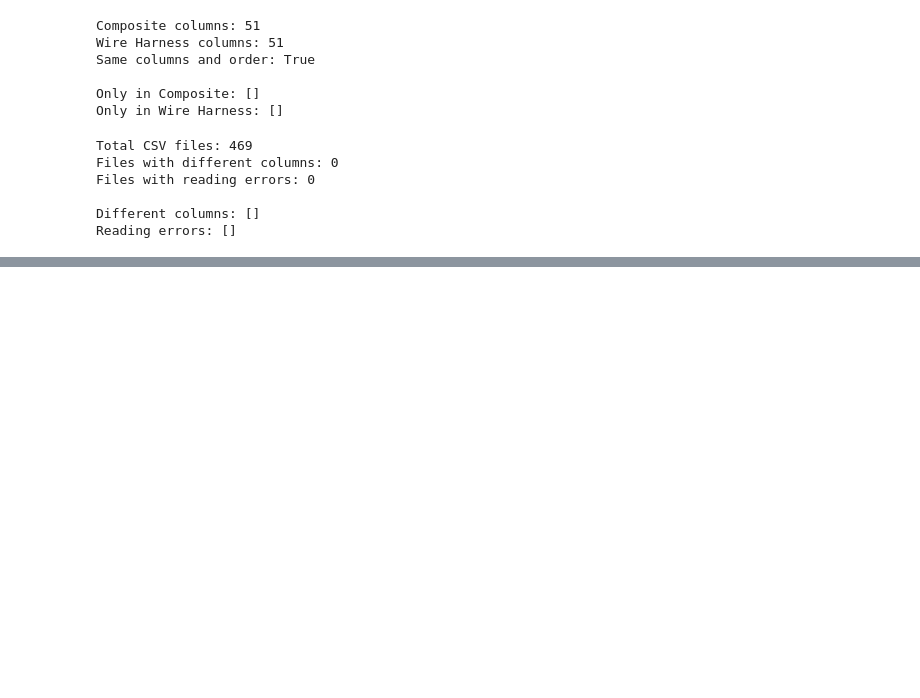
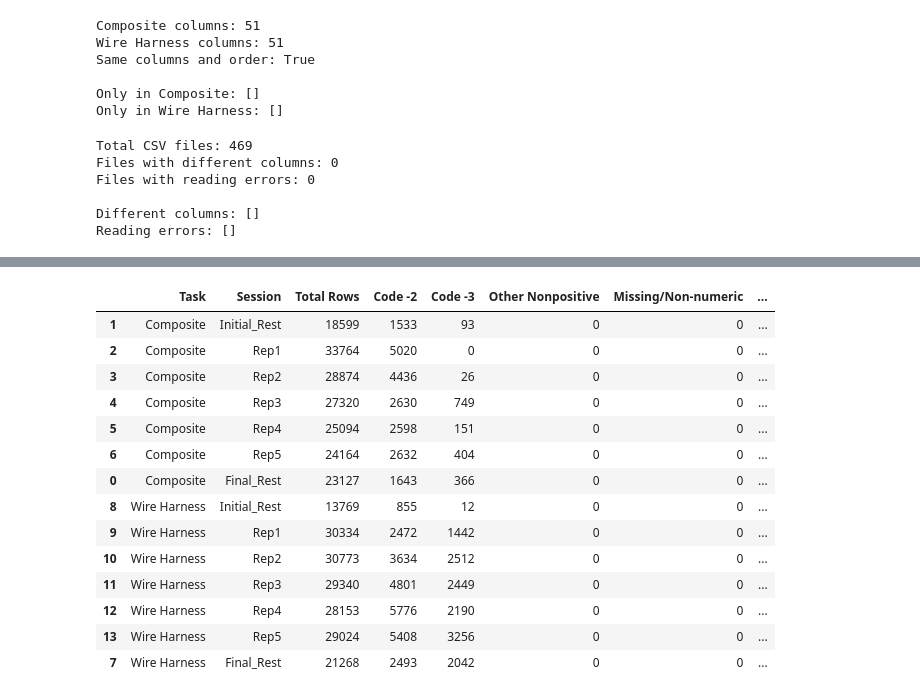
Before and after one commit to Oshadha02/physical-fatigue-ml, a Jupyter notebook: notebooks/01_dataset_understanding.ipynb, the cells around one changed output, grey strips where cells are left out. Drawn from its saved outputs; the diff is of its cells as text; code cells hidden in the pictures; blank space fills up the shorter version.

Commit message:
Complete dataset understanding and quality analysis

```diff
--- a/notebooks/01_dataset_understanding.ipynb
+++ b/notebooks/01_dataset_understanding.ipynb
@@ -257,0 +1108,84 @@ Reading errors: []
+# %%
+
+# Store complete heart-rate quality statistics
+full_quality_records = []
+
+# Process each CSV in memory-efficient chunks
+for file in processed_files:
+    task = file.relative_to(dataset_root).parts[0]
+    session = file.name.split("_P")[0]
+
+    total_rows = 0
+    code_minus_2 = 0
+    code_minus_3 = 0
+    other_nonpositive = 0
+    missing_values = 0
+
+    # Read only the processed heart-rate column
+    for chunk in pd.read_csv(
+        file,
+        usecols=["HR_Processed"],
+        chunksize=50000
+    ):
+        values = pd.to_numeric(
+            chunk["HR_Processed"],
+            errors="coerce"
+        )
+
+        total_rows += len(values)
+        code_minus_2 += (values == -2).sum()
+        code_minus_3 += (values == -3).sum()
+
+        # Identify any other nonpositive readings
+        other_nonpositive += (
+            (values <= 0) & ~values.isin([-2, -3])
+        ).sum()
+
+        missing_values += values.isna().sum()
+
+    full_quality_records.append({
+        "Task": task,
+        "Session": session,
+        "Total Rows": total_rows,
+        "Code -2": code_minus_2,
+        "Code -3": code_minus_3,
+        "Other Nonpositive": other_nonpositive,
+        "Missing/Non-numeric": missing_values
+    })
+
+# Combine statistics by task and session
+full_quality_df = pd.DataFrame(full_quality_records)
+
+full_quality_summary = (
+    full_quality_df
+    .groupby(["Task", "Session"])
+    .sum()
+    .reset_index()
+)
+
+# Calculate the percentage of special heart-rate codes
+full_quality_summary["Invalid HR (%)"] = (
+    (
+        full_quality_summary["Code -2"]
+        + full_quality_summary["Code -3"]
+    )
+    / full_quality_summary["Total Rows"]
+    * 100
+).round(2)
+
+# Arrange sessions in experimental order
+full_quality_summary["Session"] = pd.Categorical(
+    full_quality_summary["Session"],
+    categories=session_order,
+    ordered=True
+)
+
+full_quality_summary = full_quality_summary.sort_values(
+    ["Task", "Session"]
+)
+
+print("CSV files checked:", len(full_quality_records))
+print("Total sensor rows:", full_quality_df["Total Rows"].sum())
+
+display(full_quality_summary)
+# %% [output]
@@ -257,0 +1194,15 @@ Reading errors: []
+|  | Task | Session | Total Rows | Code -2 | Code -3 | Other Nonpositive | Missing/Non-numeric | ... |
+| 1 | Composite | Initial_Rest | 18599 | 1533 | 93 | 0 | 0 | ... |
+| 2 | Composite | Rep1 | 33764 | 5020 | 0 | 0 | 0 | ... |
+| 3 | Composite | Rep2 | 28874 | 4436 | 26 | 0 | 0 | ... |
+| 4 | Composite | Rep3 | 27320 | 2630 | 749 | 0 | 0 | ... |
+| 5 | Composite | Rep4 | 25094 | 2598 | 151 | 0 | 0 | ... |
+| 6 | Composite | Rep5 | 24164 | 2632 | 404 | 0 | 0 | ... |
+| 0 | Composite | Final_Rest | 23127 | 1643 | 366 | 0 | 0 | ... |
+| 8 | Wire Harness | Initial_Rest | 13769 | 855 | 12 | 0 | 0 | ... |
+| 9 | Wire Harness | Rep1 | 30334 | 2472 | 1442 | 0 | 0 | ... |
+| 10 | Wire Harness | Rep2 | 30773 | 3634 | 2512 | 0 | 0 | ... |
+| 11 | Wire Harness | Rep3 | 29340 | 4801 | 2449 | 0 | 0 | ... |
+| 12 | Wire Harness | Rep4 | 28153 | 5776 | 2190 | 0 | 0 | ... |
+| 13 | Wire Harness | Rep5 | 29024 | 5408 | 3256 | 0 | 0 | ... |
+| 7 | Wire Harness | Final_Rest | 21268 | 2493 | 2042 | 0 | 0 | ... |
```
Also changed, not shown: parts of 56 cells of this notebook.
